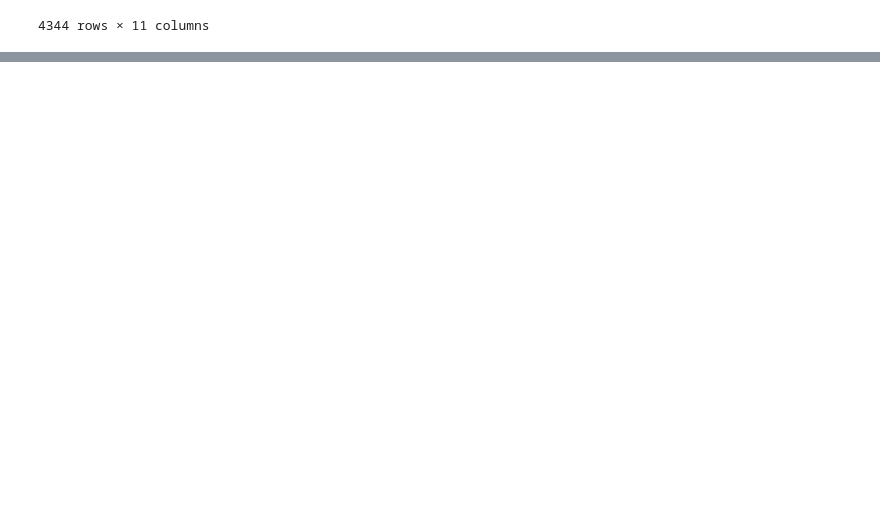
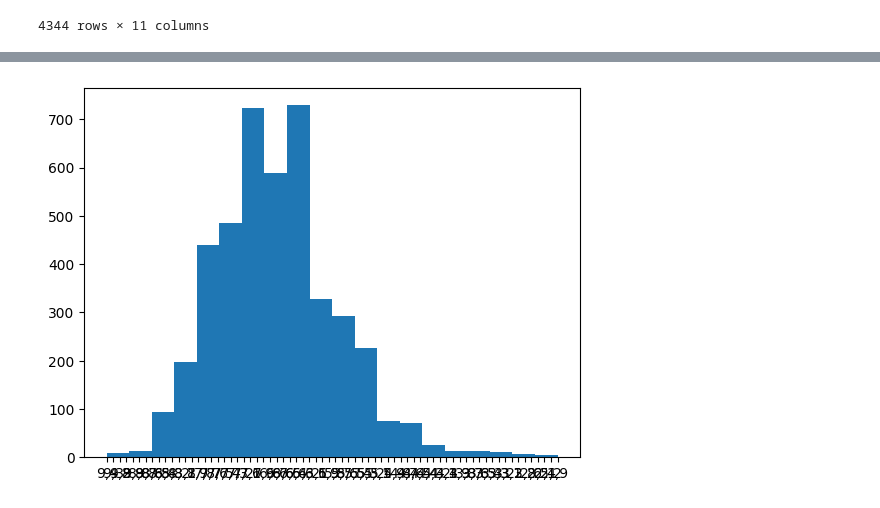
Before and after one commit to alburina/Andan-project-, a Jupyter notebook: job.ipynb, the cells around one changed output, grey strips where cells are left out. Saved outputs shown, nothing was run; the diff lists cells and outputs as text; code cells hidden in the pictures; blank space fills up the shorter version.

```diff
--- a/job.ipynb
+++ b/job.ipynb
@@ -20,0 +29,5 @@ df
+# %%
+df["imdb_rate"].hist(grid=False, bins=20)
+plt.show()
+# %% [output]
+[figure, added]
```
Also changed, not shown: parts of 3 cells of this notebook.
